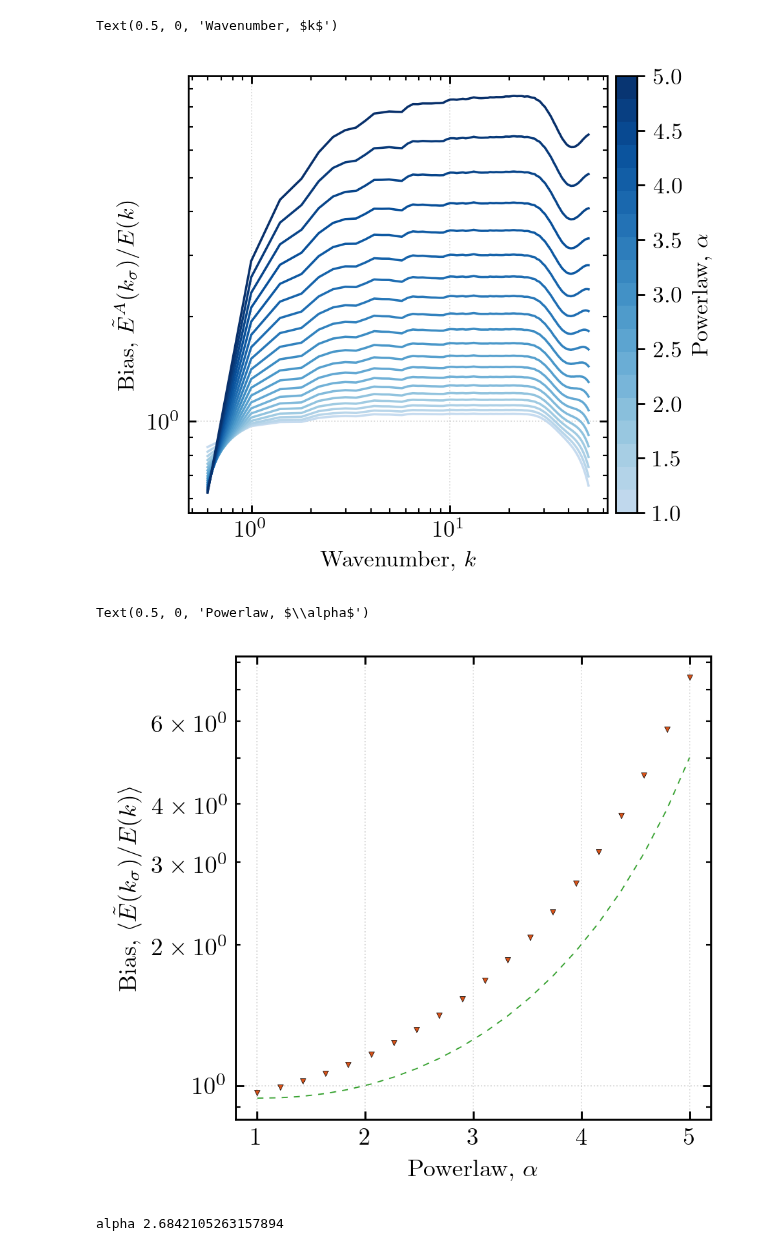
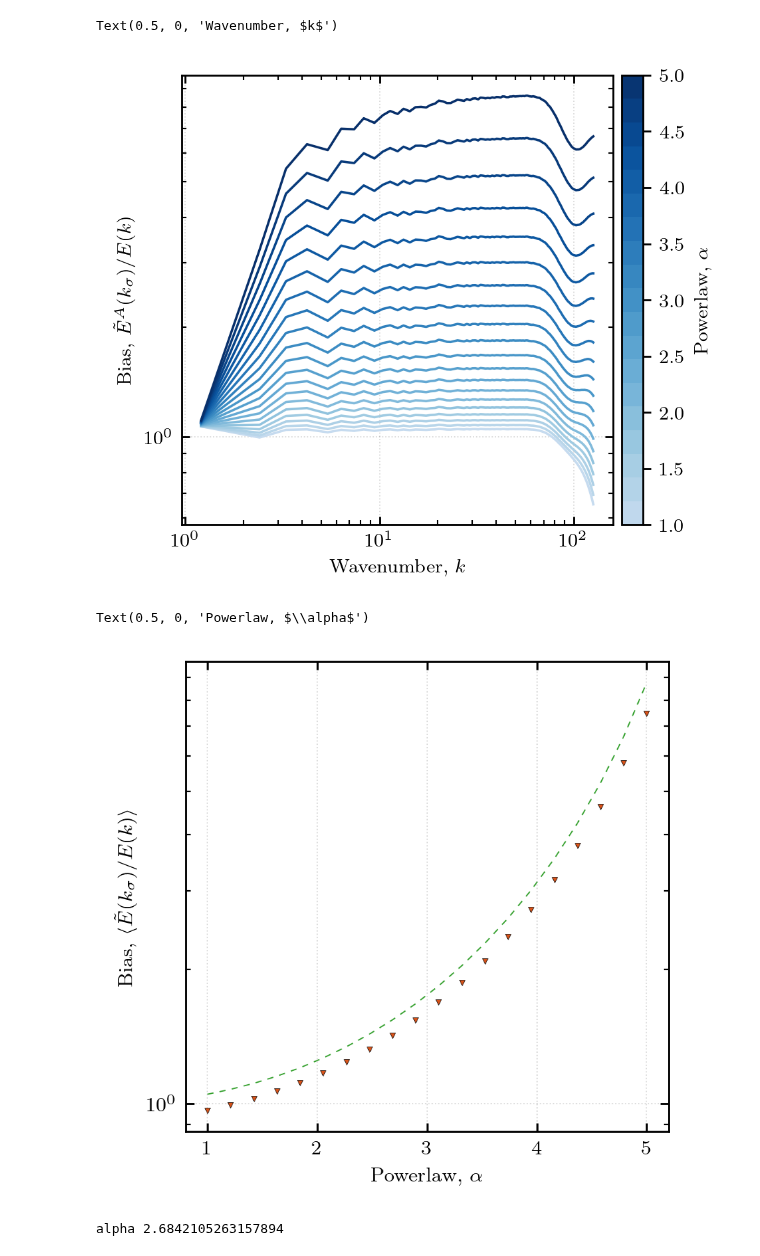
Before and after one commit to mab68/Kea, a Jupyter notebook: example_notebooks/parsevals/arevalo.ipynb, the cells around one changed output. Cells and saved outputs as stored; diff of their text form; code cells hidden in the pictures.

Commit message:
start to prepare plots

```diff
--- a/example_notebooks/parsevals/arevalo.ipynb
+++ b/example_notebooks/parsevals/arevalo.ipynb
@@ -18,7 +18,7 @@ import numpy as np
 
 D = 2
 N = 256
-L = 5.*np.pi
+L = 2.*np.pi
 grid_dims = [N for _ in range(D)]
 phys_dims = [L for _ in range(D)]
 
@@ -53,7 +53,7 @@ for i, f in enumerate(fields):
     fekD_model = fekD_model / var
     _km, fek_model, width = statistics_base.bin_data(kmesh, fekD_model,
             bin_func=np.nanmean, min_bin=dk, max_bin=None,
-            ignore_nan=False, norm_bin_size=False, bin_loc='center',
+            ignore_nan=False, norm_bin_size=False, bin_loc='true_center',
             cut_excess=True, nan_small=False)
     Pspecs.append((_km, fek_model, width))
 
@@ -150,35 +150,36 @@ ax.set_ylabel('Bias, $\\tilde{E}^A(k_\sigma)/E(k)$')
 ax.set_xlabel('Wavenumber, $k$')
 # %% [output]
 Text(0.5, 0, 'Wavenumber, $k$')
-[figure, old version]
+[figure, new version]
 # %%
 fig, ax = plt.subplots(1, 1, figsize=(3.5, 3.5), dpi=256)
 
 from scipy.special import gamma
 aa = -alphas
-scaling = 2.**(aa/2.) * gamma(D/2. + 2. - aa/2.) / gamma(D/2. + 2.)
+#scaling = 2.**(aa/2.) * (D+3.)**(aa/2.) * gamma(D/2. + 2. - aa/2.) / gamma(D/2. + 2.)
+scaling = 2.**(-aa/2.) * (D+3.)**(aa/2.) * gamma(D/2. + 2. - aa/2.) / gamma(D/2. + 2.)
 ax.plot(-alphas, scaling - 0., linewidth=0.5, color=c[2], linestyle=(0,(5,5)), zorder=0)
 
 for i in range(len(specs)):
     pk, pfek, _w = Pspecs[i]
     ak, afek = specs[i]
     ax.scatter(-alphas[i], np.nanmean(afek / pfek), marker='v', s=5., color=c[1], zorder=2, linewidth=0.2, edgecolor='black')
 
 ax.set_yscale('log')
 
 ax.yaxis.set_ticks_position('both')
 ax.xaxis.set_ticks_position('both')
 ax.tick_params(axis='y', direction='in')
 ax.tick_params(axis='y', direction='in', which='minor')
 ax.tick_params(axis='x', direction='in')
 ax.tick_params(axis='x', direction='in', which='minor')
 ax.grid(linestyle=':', alpha=0.3, linewidth=0.5, color='gray')
 
 ax.set_ylabel('Bias, $\langle \\tilde{E}(k_{\sigma})/E(k) \\rangle$')
 ax.set_xlabel('Powerlaw, $\\alpha$')
 # %% [output]
 Text(0.5, 0, 'Powerlaw, $\\alpha$')
-[figure, old version]
+[figure, new version]
 # %%
 IDX = 8
 
```
Also changed, not shown: parts of 5 cells of this notebook, 39 other files.
